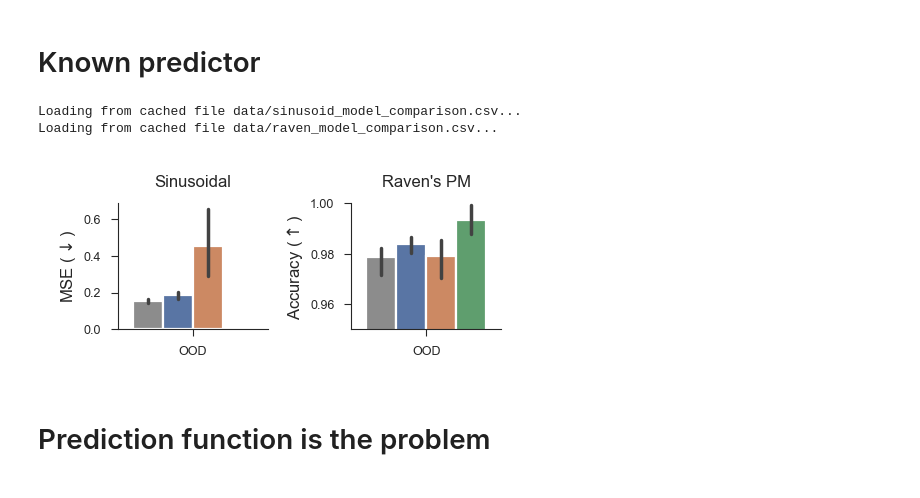
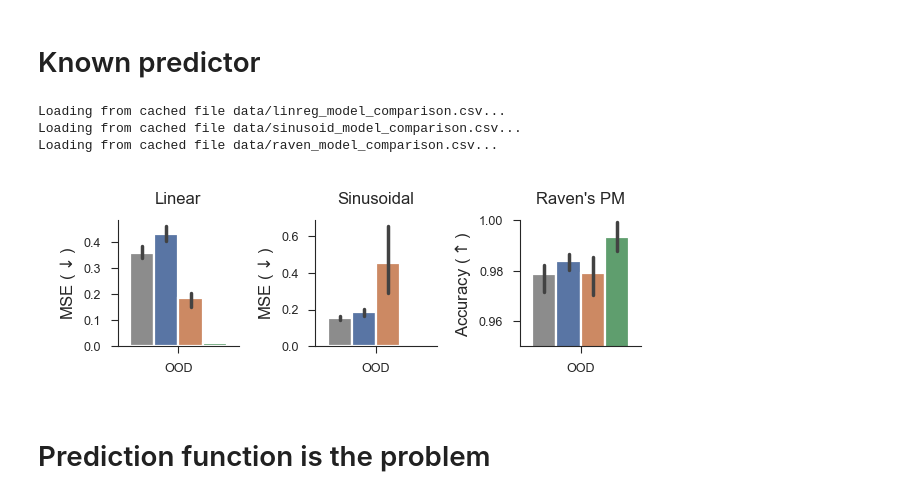
Before and after one commit to EricElmoznino/explicit_implicit_icl, a Jupyter notebook: notebooks/paper/figures.ipynb, the cells around one changed output. Cells and saved outputs as stored; diff of their text form; code cells hidden in the pictures.

Commit message:
Updated figures

```diff
--- a/notebooks/paper/figures.ipynb
+++ b/notebooks/paper/figures.ipynb
@@ -142,8 +134,8 @@ def get_run_performances(
             best_epoch = epoch_agg.argmax() if mode == "max" else epoch_agg.argmin()
             best_epoch_data = group_data[group_data["epoch"] == best_epoch]
             return best_epoch_data
-        data = data.groupby(compare_across).apply(best_epoch_results)
-        data = data.reset_index(drop=True)
+        data = data.groupby(compare_across).apply(best_epoch_results, include_groups=False)
+        data = data.reset_index()
         # fmt: on
 
     data = data[["run_id", "epoch"] + compare_across + comparison_metrics]
@@ -540,6 +531,17 @@ Loading from cached file data/gene_model_comparison.csv...
 # %% [markdown]
 # Known predictor
 # %%
+data_linreg = get_run_performances(
+    wandb_username="ericelmoznino",
+    dataset="linear-regression",
+    compare_across=["model", "context_style"],
+    comparison_metrics=["val/iid_MSE", "val/far_MSE", "val/wide_MSE"],
+    mode="min",
+    filters={"config.x_dim": 1},
+    save_path=f"data/linreg_model_comparison.csv",
+    wandb_project="Explicit-Implicit",
+)
+data_linreg = data_linreg[data_linreg["context_style"] == "same"]
 data_sinreg = get_run_performances(
     wandb_username="ericelmoznino",
     dataset="sinusoid-regression",
@@ -565,39 +567,50 @@ data_raven = get_run_performances(
         },
     },
     save_path="data/raven_model_comparison.csv",
 )
 
-fig, axs = plt.subplots(nrows=1, ncols=2, figsize=(2.3, 1))
+fig, axs = plt.subplots(nrows=1, ncols=3, figsize=(3, 1))
+
+model_comparison_barplot(
+    data=data_linreg,
+    metrics=["val/wide_MSE"],
+    metric_short_names={"val/wide_MSE": "OOD"},
+    metric_units=r"MSE ($\downarrow$)",
+    err_kws={"linewidth": 1.25},
+    ax=axs[0],
+)
+axs[0].set(title="Linear")
 
 model_comparison_barplot(
     data=data_sinreg,
     metrics=["val/wide_MSE"],
     metric_short_names={"val/wide_MSE": "OOD"},
     metric_units=r"MSE ($\downarrow$)",
     err_kws={"linewidth": 1.25},
-    ax=axs[0],
+    ax=axs[1],
 )
-axs[0].set(title="Sinusoidal")
+axs[1].set(title="Sinusoidal")
 
 model_comparison_barplot(
     data=data_raven,
     metrics=["val_ood/accuracy"],
     metric_short_names={"val_ood/accuracy": "OOD"},
     metric_units=r"Accuracy ($\uparrow$)",
     err_kws={"linewidth": 1.25},
-    ax=axs[1],
+    ax=axs[2],
 )
-axs[1].set(ylim=(0.95, 1.0), title="Raven's PM")
+axs[2].set(ylim=(0.95, 1.0), title="Raven's PM")
 
 for ax in axs:
     ax.legend().remove()
 
 fig.savefig("saved/known_predictor.pdf")
 plt.show()
 # %% [output]
+Loading from cached file data/linreg_model_comparison.csv...
 Loading from cached file data/sinusoid_model_comparison.csv...
 Loading from cached file data/raven_model_comparison.csv...
-[figure, old version]
+[figure, new version]
 # %% [markdown]
 # Prediction function is the problem
 # %%
```
Also changed, not shown: parts of 2 cells of this notebook, 7 other files.
